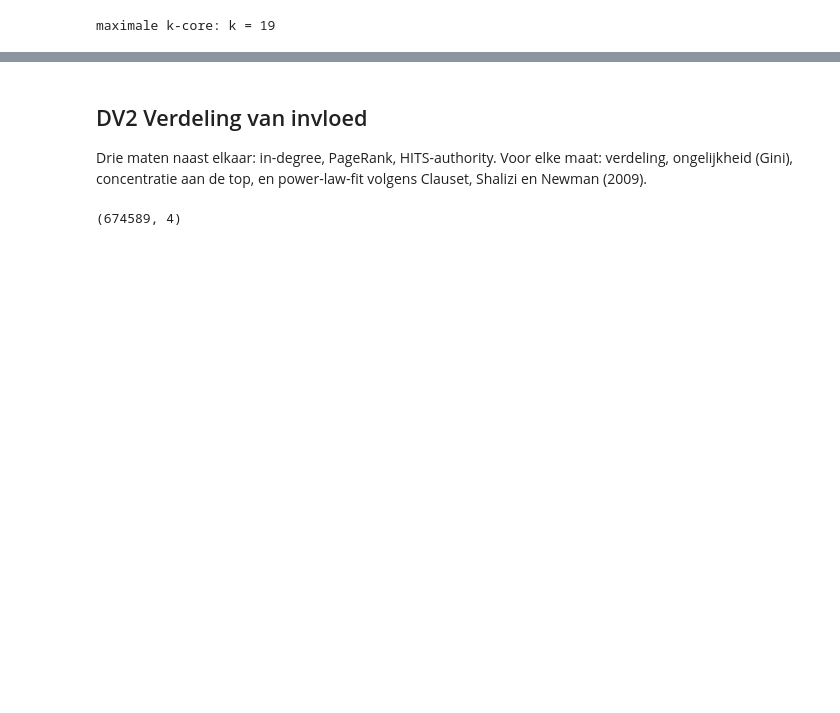
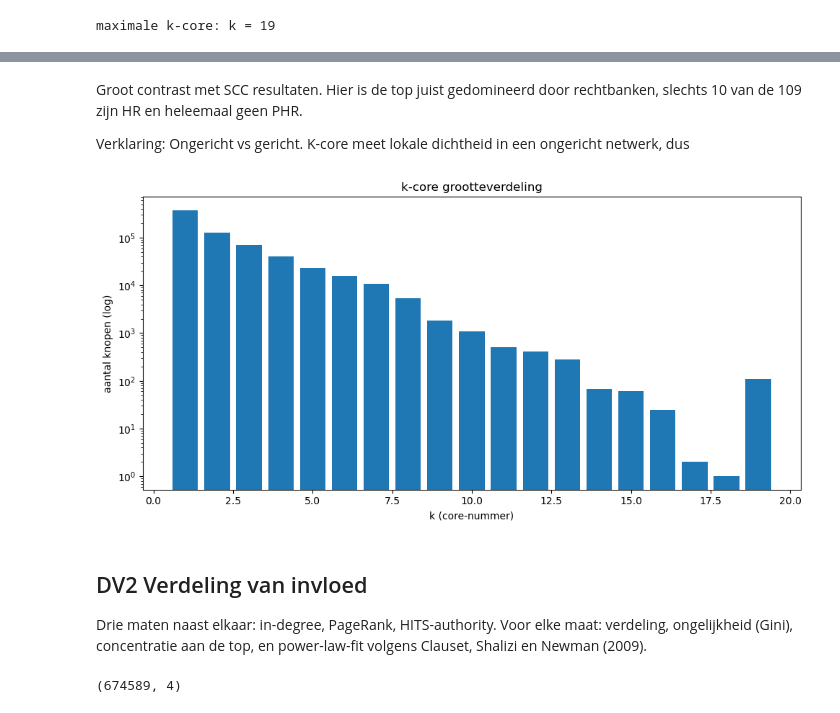
Before and after one commit to vinwiegman/thesis-project, a Jupyter notebook: notebooks/1- eigen_onderzoek.ipynb, the cells around one changed output, grey strips where cells are left out. Cells and saved outputs as stored; diff of their text form; code cells hidden in the pictures; blank space fills up the shorter version.

```diff
--- a/notebooks/1- eigen_onderzoek.ipynb
+++ b/notebooks/1- eigen_onderzoek.ipynb
@@ -119,3 +234,22 @@ maximale k-core: k = 19
+# %% [markdown]
+Groot contrast met SCC resultaten. Hier is de top juist gedomineerd door rechtbanken, slechts 10 van de 109 zijn HR en heleemaal geen PHR.
+
+Verklaring: Ongericht vs gericht. K-core meet lokale dichtheid in een ongericht netwerk, dus
+# %%
+# verdeling plotten
+ks = sorted(core_dist.keys())
+counts = [core_dist[k] for k in ks]
+
+fig, ax = plt.subplots(figsize=(10, 5))
+ax.bar(ks, counts)
+ax.set_yscale('log')
+ax.set_xlabel('k (core-nummer)')
+ax.set_ylabel('aantal knopen (log)')
+ax.set_title('k-core grootteverdeling')
+plt.tight_layout()
+plt.show()
+# %% [output]
+[figure, added]
 # %% [markdown]
 ## DV2 Verdeling van invloed
 
```
Also changed, not shown: parts of 31 cells of this notebook.
